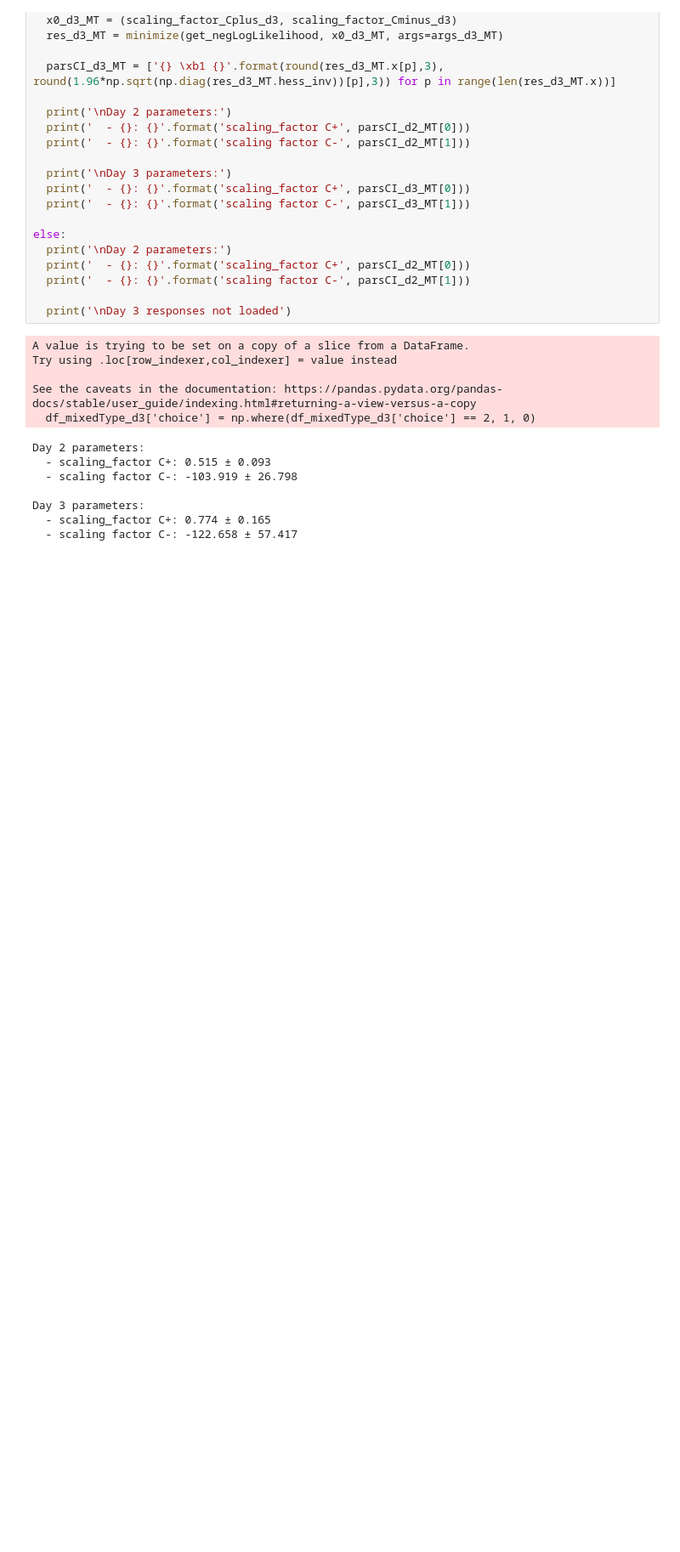
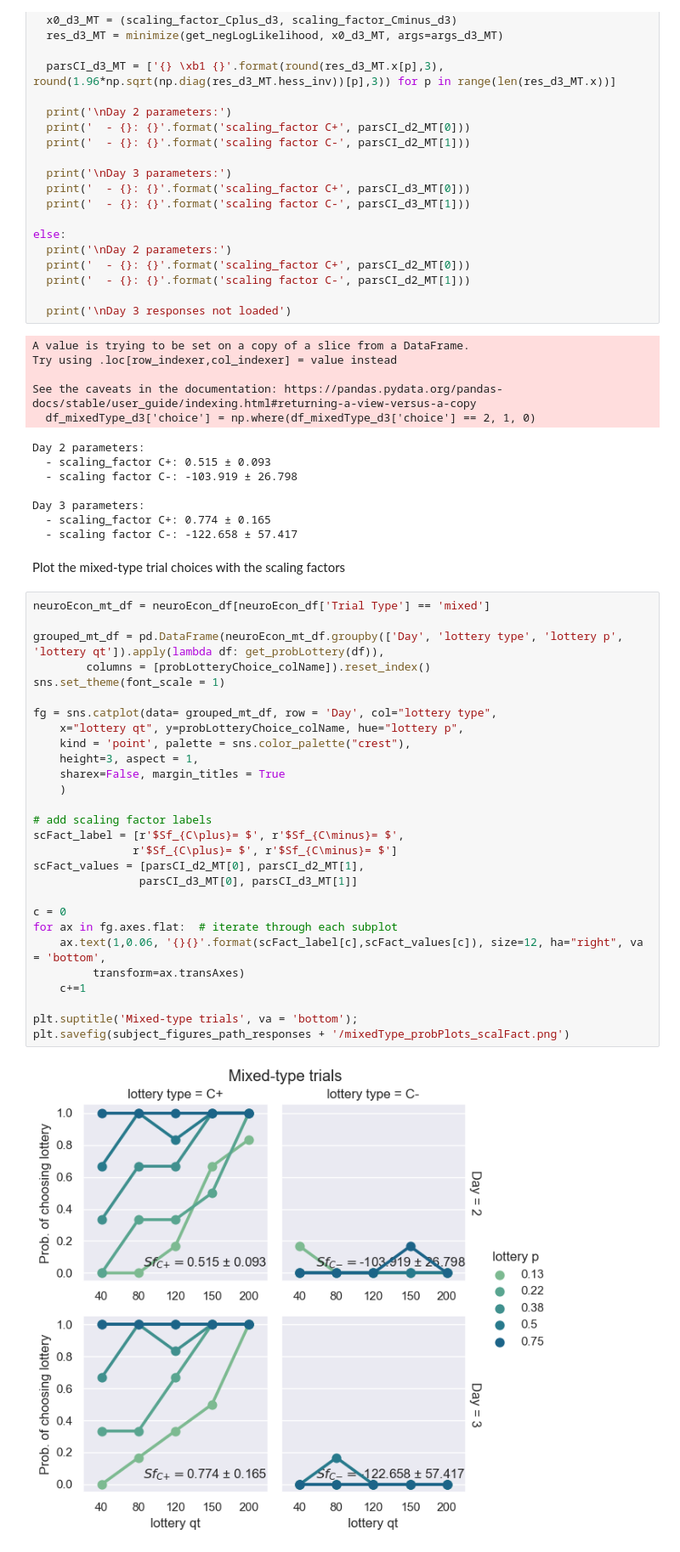
Before and after one commit to ffviana/nutreconDrive, a Jupyter notebook: 3. Analysis/subjectAnalysis.ipynb, the cells around one changed output. Shown at 85% size. Drawn from its saved outputs; the diff is of its cells as text; blank space fills up the shorter version.

Commit message:
Updated mixed type plots to include scaling factor labels

```diff
--- a/3. Analysis/subjectAnalysis.ipynb
+++ b/3. Analysis/subjectAnalysis.ipynb
@@ -882,3 +882,35 @@ Day 2 parameters:
 Day 3 parameters:
   - scaling_factor C+: 0.774 ± 0.165
   - scaling factor C-: -122.658 ± 57.417
+# %% [markdown]
+Plot the mixed-type trial choices with the scaling factors
+# %%
+neuroEcon_mt_df = neuroEcon_df[neuroEcon_df['Trial Type'] == 'mixed']
+
+grouped_mt_df = pd.DataFrame(neuroEcon_mt_df.groupby(['Day', 'lottery type', 'lottery p', 'lottery qt']).apply(lambda df: get_probLottery(df)),
+        columns = [probLotteryChoice_colName]).reset_index()
+sns.set_theme(font_scale = 1)
+
+fg = sns.catplot(data= grouped_mt_df, row = 'Day', col="lottery type",
+    x="lottery qt", y=probLotteryChoice_colName, hue="lottery p",
+    kind = 'point', palette = sns.color_palette("crest"),
+    height=3, aspect = 1,
+    sharex=False, margin_titles = True
+    )
+
+# add scaling factor labels
+scFact_label = [r'$Sf_{C\plus}= $', r'$Sf_{C\minus}= $',
+               r'$Sf_{C\plus}= $', r'$Sf_{C\minus}= $']
+scFact_values = [parsCI_d2_MT[0], parsCI_d2_MT[1],
+                parsCI_d3_MT[0], parsCI_d3_MT[1]]
+
+c = 0
+for ax in fg.axes.flat:  # iterate through each subplot
+    ax.text(1,0.06, '{}{}'.format(scFact_label[c],scFact_values[c]), size=12, ha="right", va = 'bottom',
+         transform=ax.transAxes)
+    c+=1
+
+plt.suptitle('Mixed-type trials', va = 'bottom');
+plt.savefig(subject_figures_path_responses + '/mixedType_probPlots_scalFact.png')
+# %% [output]
+[figure, added]
```
